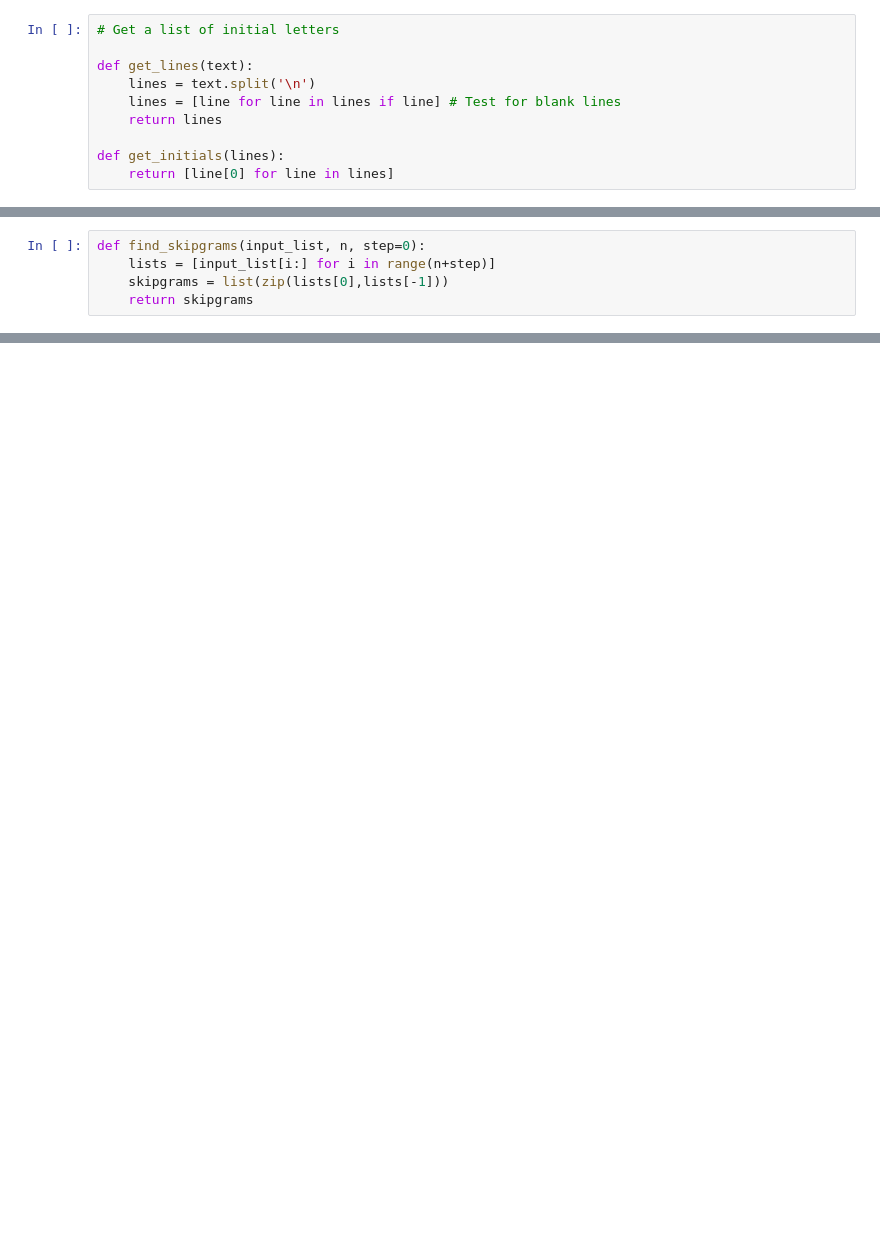
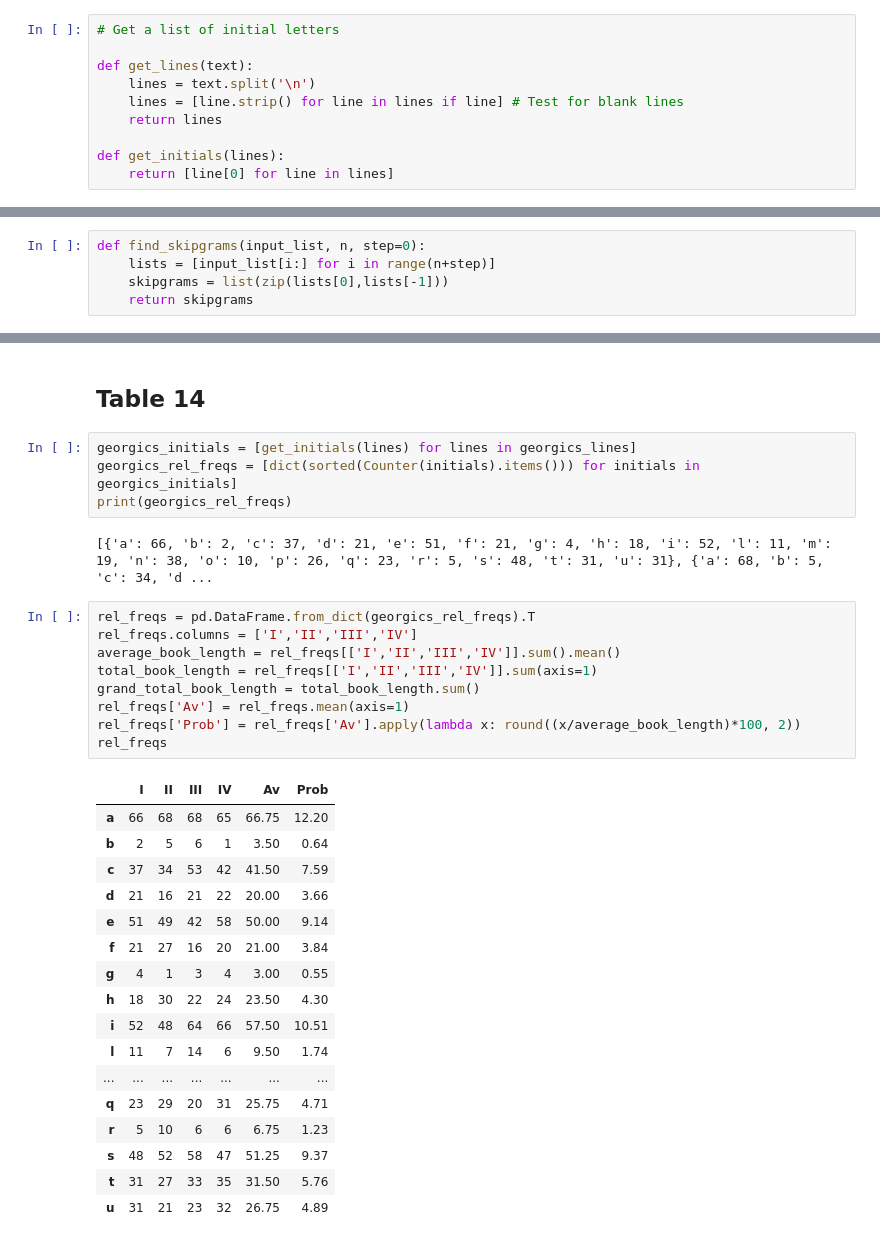
Before and after one commit to diyclassics/ll-experiments, a Jupyter notebook: herdan.ipynb, the cells around one changed output, grey strips where cells are left out. Cells and saved outputs as stored; diff of their text form; blank space fills up the shorter version.

```diff
--- a/herdan.ipynb
+++ b/herdan.ipynb
@@ -101,7 +99,7 @@ fertur equis auriga neque audit currus habenas
 
 def get_lines(text):
     lines = text.split('\n')
-    lines = [line for line in lines if line] # Test for blank lines
+    lines = [line.strip() for line in lines if line] # Test for blank lines
     return lines
 
 def get_initials(lines):
@@ -172,0 +391,35 @@ print(find_skipgrams(test,2,1))
+# %% [markdown]
+## Table 14
+# %%
+georgics_initials = [get_initials(lines) for lines in georgics_lines]
+georgics_rel_freqs = [dict(sorted(Counter(initials).items())) for initials in georgics_initials]
+print(georgics_rel_freqs)
+# %% [output]
+[{'a': 66, 'b': 2, 'c': 37, 'd': 21, 'e': 51, 'f': 21, 'g': 4, 'h': 18, 'i': 52, 'l': 11, 'm': 19, 'n': 38, 'o': 10, 'p': 26, 'q': 23, 'r': 5, 's': 48, 't': 31, 'u': 31}, {'a': 68, 'b': 5, 'c': 34, 'd ...
+# %%
+rel_freqs = pd.DataFrame.from_dict(georgics_rel_freqs).T
+rel_freqs.columns = ['I','II','III','IV']
+average_book_length = rel_freqs[['I','II','III','IV']].sum().mean()
+total_book_length = rel_freqs[['I','II','III','IV']].sum(axis=1)
+grand_total_book_length = total_book_length.sum()
+rel_freqs['Av'] = rel_freqs.mean(axis=1)
+rel_freqs['Prob'] = rel_freqs['Av'].apply(lambda x: round((x/average_book_length)*100, 2))
+rel_freqs
+# %% [output]
+|  | I | II | III | IV | Av | Prob |
+| a | 66 | 68 | 68 | 65 | 66.75 | 12.20 |
+| b | 2 | 5 | 6 | 1 | 3.50 | 0.64 |
+| c | 37 | 34 | 53 | 42 | 41.50 | 7.59 |
+| d | 21 | 16 | 21 | 22 | 20.00 | 3.66 |
+| e | 51 | 49 | 42 | 58 | 50.00 | 9.14 |
+| f | 21 | 27 | 16 | 20 | 21.00 | 3.84 |
+| g | 4 | 1 | 3 | 4 | 3.00 | 0.55 |
+| h | 18 | 30 | 22 | 24 | 23.50 | 4.30 |
+| i | 52 | 48 | 64 | 66 | 57.50 | 10.51 |
+| l | 11 | 7 | 14 | 6 | 9.50 | 1.74 |
+| ... | ... | ... | ... | ... | ... | ... |
+| q | 23 | 29 | 20 | 31 | 25.75 | 4.71 |
+| r | 5 | 10 | 6 | 6 | 6.75 | 1.23 |
+| s | 48 | 52 | 58 | 47 | 51.25 | 9.37 |
+| t | 31 | 27 | 33 | 35 | 31.50 | 5.76 |
+| u | 31 | 21 | 23 | 32 | 26.75 | 4.89 |
```
Also changed, not shown: parts of 28 cells of this notebook, 1 other file.
